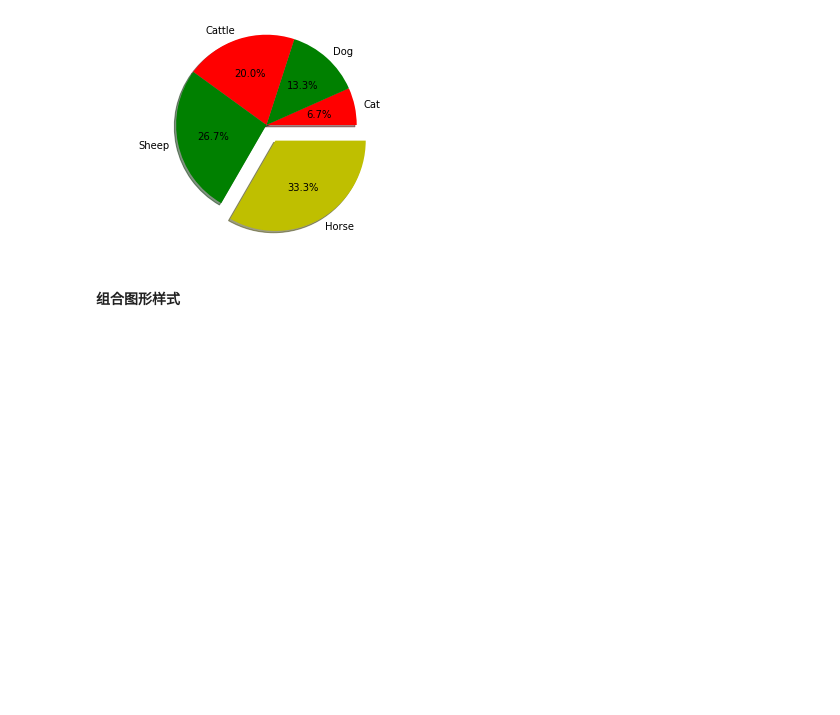
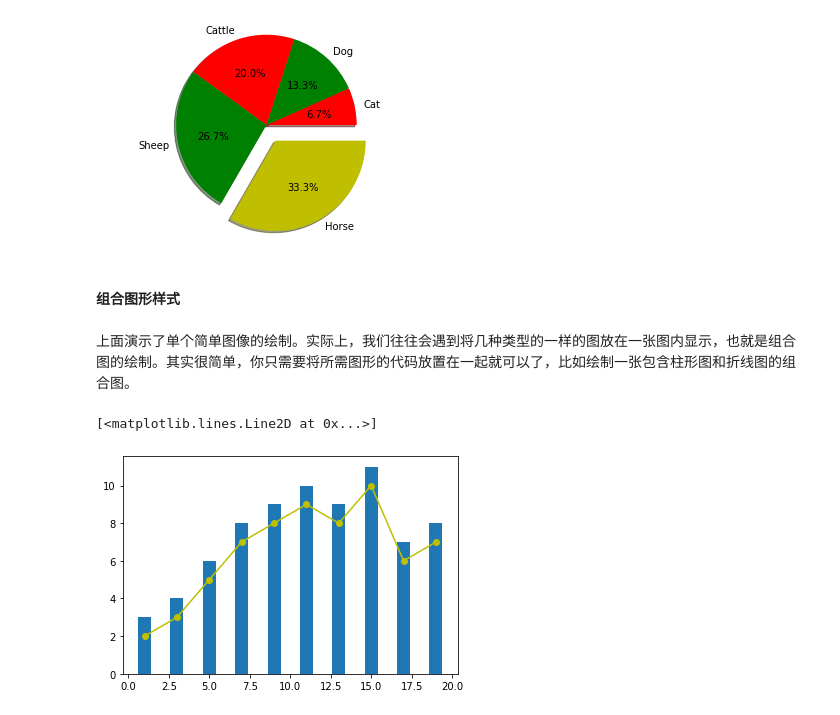
Before and after one commit to KingsleyCheng2021/Python, a Jupyter notebook: matplotlib.ipynb, the cells around one changed output. Cells and saved outputs as stored; diff of their text form; code cells hidden in the pictures; blank space fills up the shorter version.

Commit message:
Update matplotlib.ipynb
matplotlib_2d(finished)

```diff
--- a/matplotlib.ipynb
+++ b/matplotlib.ipynb
@@ -209,3 +209,15 @@ plt.axis('equal')
 [figure]
 # %% [markdown]
 #### 组合图形样式
+# %% [markdown]
+上面演示了单个简单图像的绘制。实际上，我们往往会遇到将几种类型的一样的图放在一张图内显示，也就是组合图的绘制。其实很简单，你只需要将所需图形的代码放置在一起就可以了，比如绘制一张包含柱形图和折线图的组合图。
+# %%
+x = [1, 3, 5, 7, 9, 11, 13, 15, 17, 19]
+y_bar = [3, 4, 6, 8, 9, 10, 9, 11, 7, 8]
+y_line = [2, 3, 5, 7, 8, 9, 8, 10, 6, 7]
+
+plt.bar(x, y_bar)
+plt.plot(x, y_line, '-o', color='y')
+# %% [output]
+[<matplotlib.lines.Line2D at 0x...>]
+[figure, added]
```
Also changed, not shown: parts of 33 cells of this notebook.
